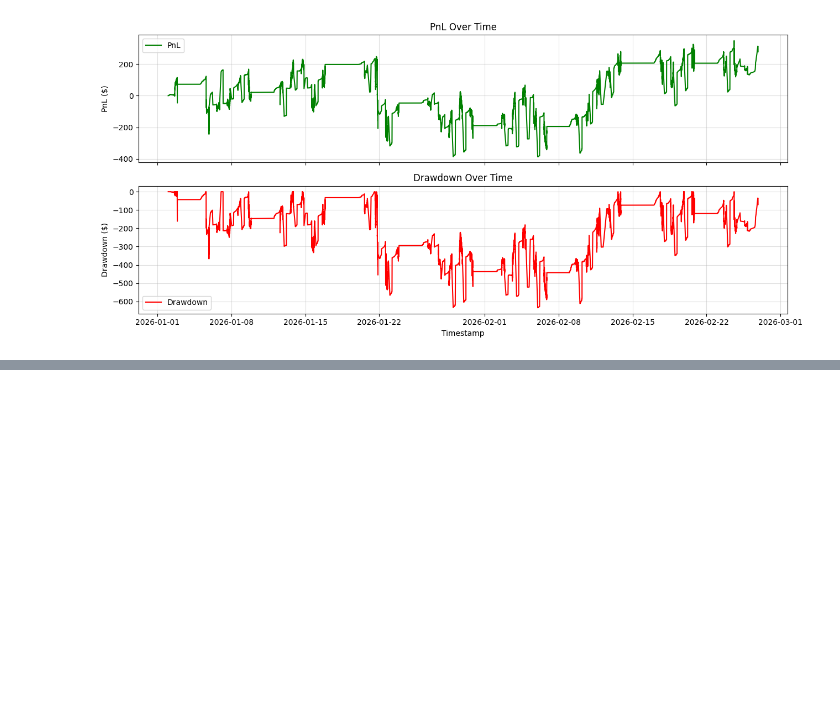
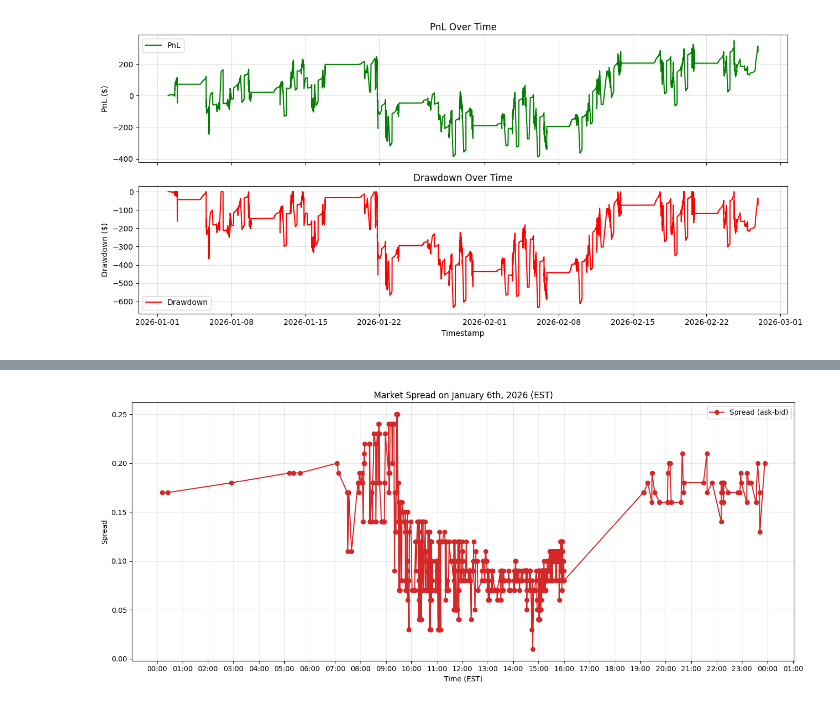
Before and after one commit to chris-mulligan-50/FINM-33150-Quantitative-Trading-Strategies-Final-Project-Kalshi-Market-Making-, a Jupyter notebook: introductory_notebook.ipynb, the cells around one changed output, grey strips where cells are left out. Cells and saved outputs as stored; diff of their text form; code cells hidden in the pictures; blank space fills up the shorter version.

```diff
--- a/introductory_notebook.ipynb
+++ b/introductory_notebook.ipynb
@@ -1548,0 +1605,39 @@ plt.show()
+# %%
+# Plot the spread (my_ask - my_bid) specifically for Jan 6th with X axis in EST
+
+import matplotlib.dates as mdates
+import pytz
+
+# Filter sim_df for January 6th (assuming date is in the timestamp)
+jan6_df = sim_df.filter(
+    pl.col("ts").dt.date().cast(str) == "2026-01-15"
+)
+
+# Check there are results
+if jan6_df.height == 0:
+    print("No data available for Jan 6th.")
+else:
+    jan6_pdf = jan6_df.select([
+        pl.col("ts"),
+        (pl.col("my_ask") - pl.col("my_bid")).alias("spread"),
+    ]).to_pandas()
+
+    # Convert ts to EST timezone if it's not already
+    if jan6_pdf["ts"].dt.tz is None or str(jan6_pdf["ts"].dt.tz) != "America/New_York":
+        # Try to convert to EST if ts is naive or in a different tz
+        jan6_pdf["ts"] = jan6_pdf["ts"].dt.tz_localize("UTC").dt.tz_convert("America/New_York")
+
+    plt.figure(figsize=(14, 6))
+    plt.plot(jan6_pdf["ts"], jan6_pdf["spread"], marker="o", linestyle="-", color="C3", label="Spread (ask-bid)")
+    plt.title("Market Spread on January 6th, 2026 (EST)")
+    plt.xlabel("Time (EST)")
+    plt.ylabel("Spread")
+    ax = plt.gca()
+    ax.xaxis.set_major_locator(mdates.HourLocator())
+    ax.xaxis.set_major_formatter(mdates.DateFormatter('%H:%M', tz=pytz.timezone("America/New_York")))
+    plt.grid(True, alpha=0.3)
+    plt.legend()
+    plt.tight_layout()
+    plt.show()
+# %% [output]
+[figure, added]
```
Also changed, not shown: parts of 15 cells of this notebook, 7 other files.
